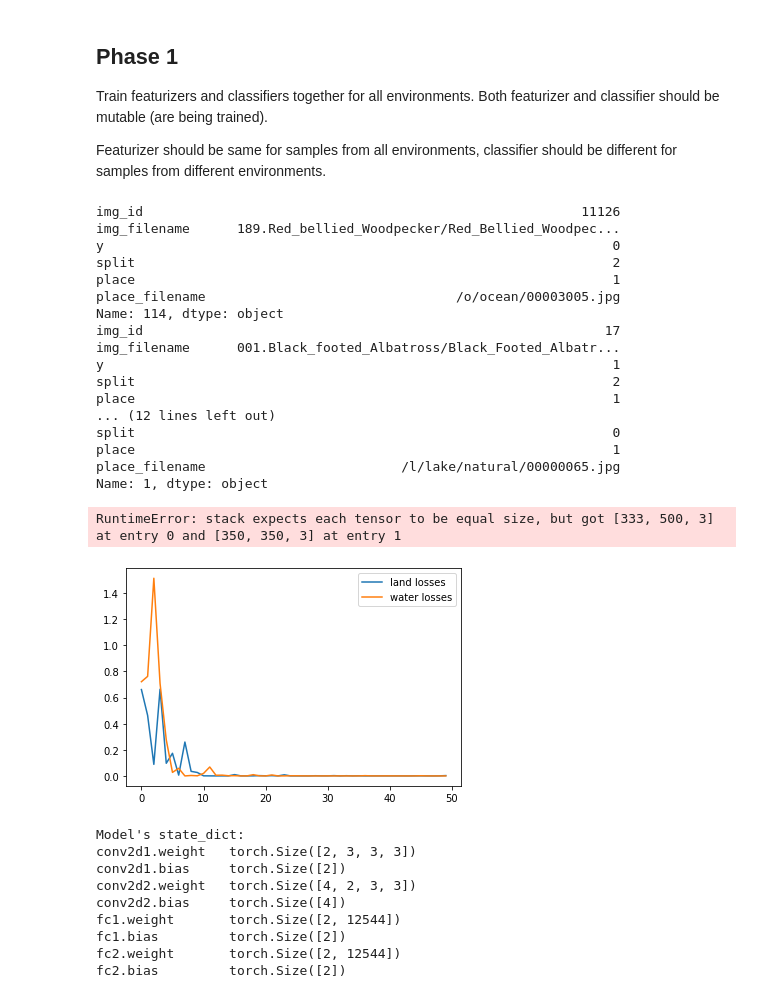
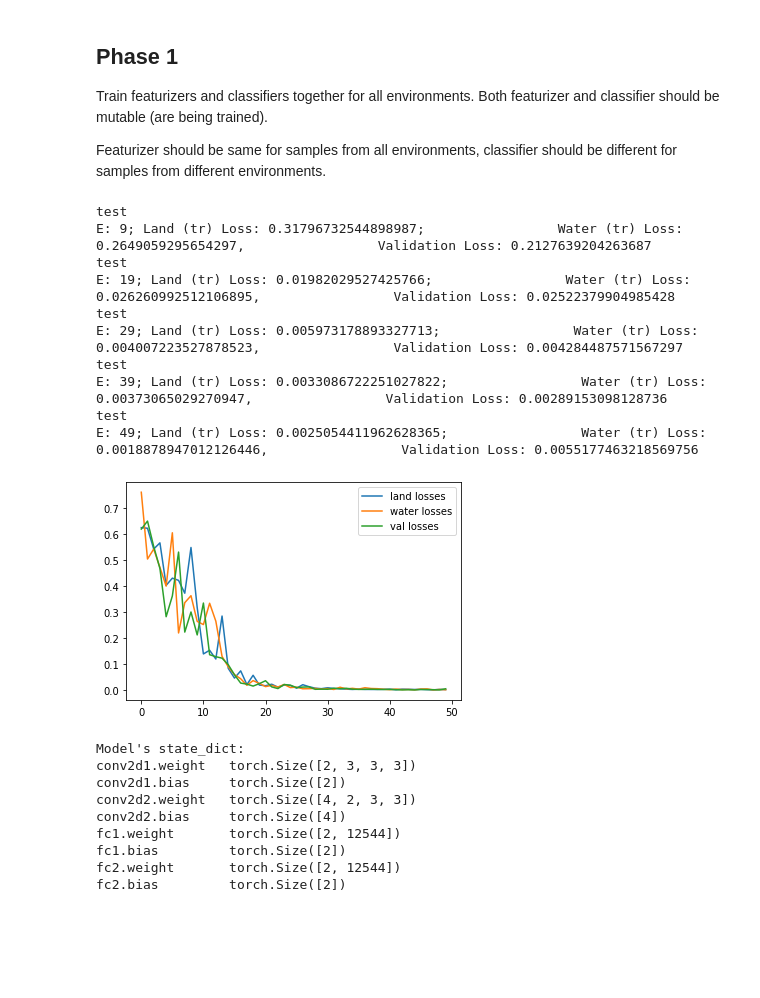
Before and after one commit to janezdu/irm, a Jupyter notebook: 2phase.ipynb, the cells around one changed output. Saved outputs shown, nothing was run; the diff lists cells and outputs as text; code cells hidden in the pictures; blank space fills up the shorter version.

```diff
--- a/2phase.ipynb
+++ b/2phase.ipynb
@@ -183,6 +145,16 @@ train_loader = DataLoader(
 
 val_loader = DataLoader(
     datasets['val'].dataset,
+    # batch_size=len(datasets['val'].dataset),
+    batch_size=BATCH_SIZE,
+    shuffle=True,
+    num_workers=0,
+    collate_fn=None,
+    pin_memory=False,
+ )
+
+train_land_loader = DataLoader(
+    datasets['train_land'].dataset,
     batch_size=BATCH_SIZE,
     shuffle=True,
     # careful when dealing with mixed env points
@@ -190,6 +162,16 @@ val_loader = DataLoader(
     collate_fn=None,
     pin_memory=False,
  )
+
+train_water_loader = DataLoader(
+    datasets['train_water'].dataset,
+    batch_size=BATCH_SIZE,
+    shuffle=True,
+    # careful when dealing with mixed env points
+    num_workers=0,
+    collate_fn=None,
+    pin_memory=False,
+ )
 # %%
 class BasicConvNet(nn.Module):
     '''
@@ -254,6 +234,7 @@ criterion = nn.CrossEntropyLoss()
 
 def train_baseline(data_loader, net):
     losses = torch.Tensor(n_epochs,2)
+    val_losses = torch.Tensor(n_epochs,1)
     for epoch in tqdm(range(n_epochs)):
         for batch_idx, data in enumerate(data_loader):
             inputs, labels = data
@@ -270,9 +251,16 @@ def train_baseline(data_loader, net):
             optimizer.step()
             losses[epoch,0] = loss.item()
 
+            # print("done water land")
+            inputs, labels = next(iter(val_loader))
+            # print(labels)
+            outputs = net(inputs, 1)
+            val_loss = criterion(outputs, labels.type(torch.LongTensor))
+            val_losses[epoch] = val_loss.item()
+
         if epoch % 10 == 0:
             print(f"E: {epoch}; Loss: {loss.item()};" )
-    return losses
+    return losses, val_losses
 
 def test(data_loader, model):
     losses=[]
@@ -287,9 +275,3 @@ def test(data_loader, model):
     avg_loss = torch.mean(torch.FloatTensor(losses))
     print(f"Average Validation Loss: {avg_loss};" )
     return avg_loss
-
-train_losses = train_baseline(train_loader, baseline)
-baseline_loss = test(val_loader, baseline)
-
-plt.plot(train_losses[:,0], label="loss")
-plt.show()
@@ -303,0 +278,6 @@ Average Validation Loss: 0.005351968575268984;
+# %%
+train_losses, val_losses = train_baseline(train_loader, baseline)
+plt.plot(train_losses[:,0], label="loss")
+plt.plot(val_losses[:,0], label="val" )
+plt.legend()
+plt.show()
@@ -363,33 +352,26 @@ optimizer = optim.SGD(net.parameters(), lr=lr)
 optimizer.zero_grad()
 criterion = nn.CrossEntropyLoss()
 
-train_losses = train_phase1(dataloader, net)
+train_losses, val_losses = train_phase1(train_land_loader, train_water_loader, net)
 # %% [output]
-img_id                                                        11126
-img_filename      189.Red_bellied_Woodpecker/Red_Bellied_Woodpec...
-y                                                                 0
-split                                                             2
-place                                                             1
-place_filename                                /o/ocean/00003005.jpg
-Name: 114, dtype: object
-img_id                                                           17
-img_filename      001.Black_footed_Albatross/Black_Footed_Albatr...
-y                                                                 1
-split                                                             2
-place                                                             1
-... (12 lines left out)
-split                                                             0
-place                                                             1
-place_filename                         /l/lake/natural/00000065.jpg
-Name: 1, dtype: object
+test
+E: 9; Land (tr) Loss: 0.31796732544898987;                 Water (tr) Loss: 0.2649059295654297,                 Validation Loss: 0.2127639204263687
+test
+E: 19; Land (tr) Loss: 0.01982029527425766;                 Water (tr) Loss: 0.026260992512106895,                 Validation Loss: 0.02522379904985428
+test
+E: 29; Land (tr) Loss: 0.005973178893327713;                 Water (tr) Loss: 0.004007223527878523,                 Validation Loss: 0.004284487571567297
+test
+E: 39; Land (tr) Loss: 0.0033086722251027822;                 Water (tr) Loss: 0.00373065029270947,                 Validation Loss: 0.00289153098128736
+test
+E: 49; Land (tr) Loss: 0.0025054411962628365;                 Water (tr) Loss: 0.0018878947012126446,                 Validation Loss: 0.0055177463218569756
-RuntimeError: stack expects each tensor to be equal size, but got [333, 500, 3] at entry 0 and [350, 350, 3] at entry 1
 # %%
 plt.plot(train_losses[:,0], label="land losses")
 plt.plot(train_losses[:,1], label="water losses")
+plt.plot(val_losses[:,0], label="val losses")
 plt.legend()
 plt.show()
 # %% [output]
-[figure, old version]
+[figure, new version]
 # %%
 # Print model's state_dict
 print("Model's state_dict:")
```
Also changed, not shown: parts of 11 cells of this notebook, 1 other file.
